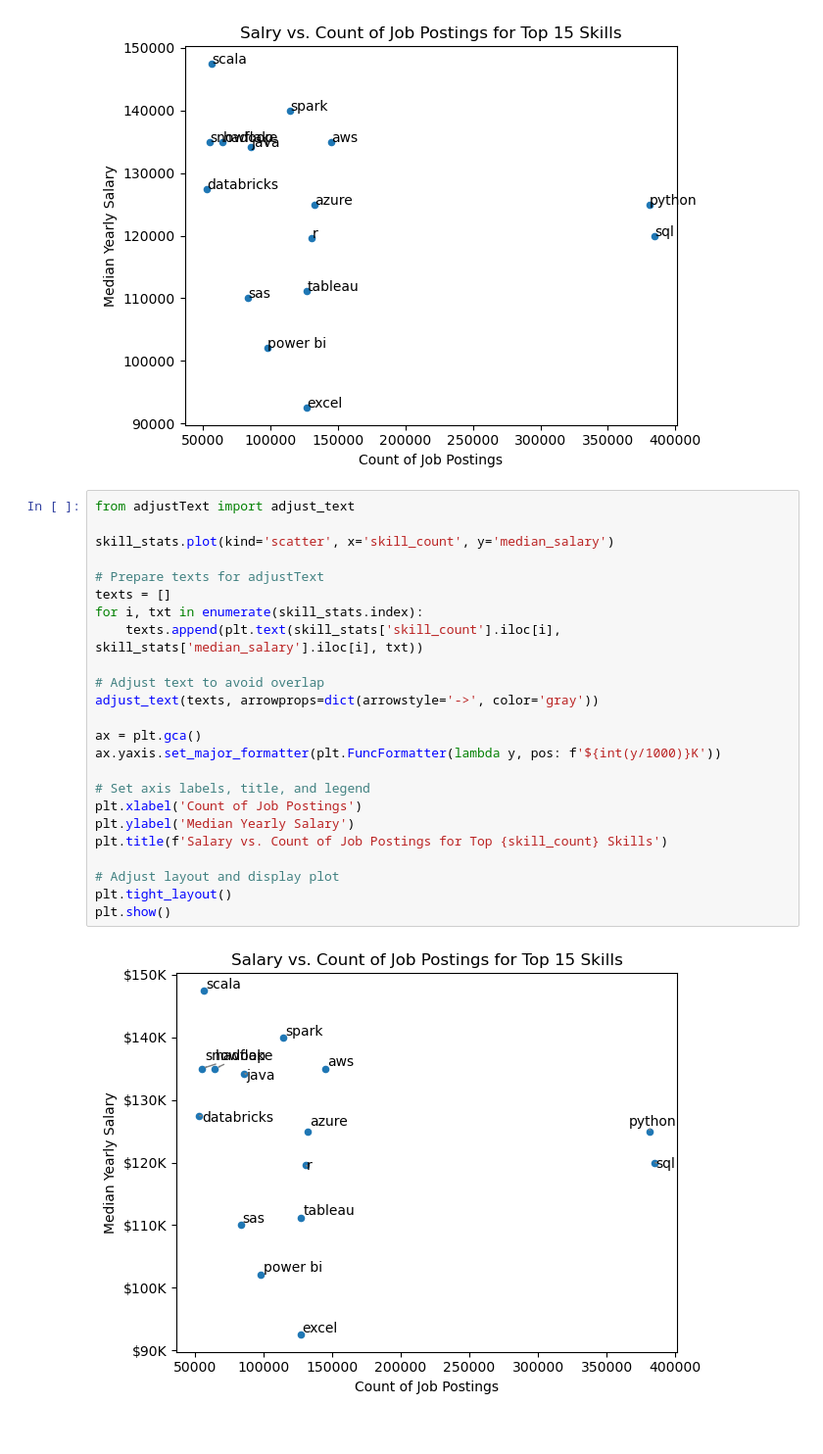
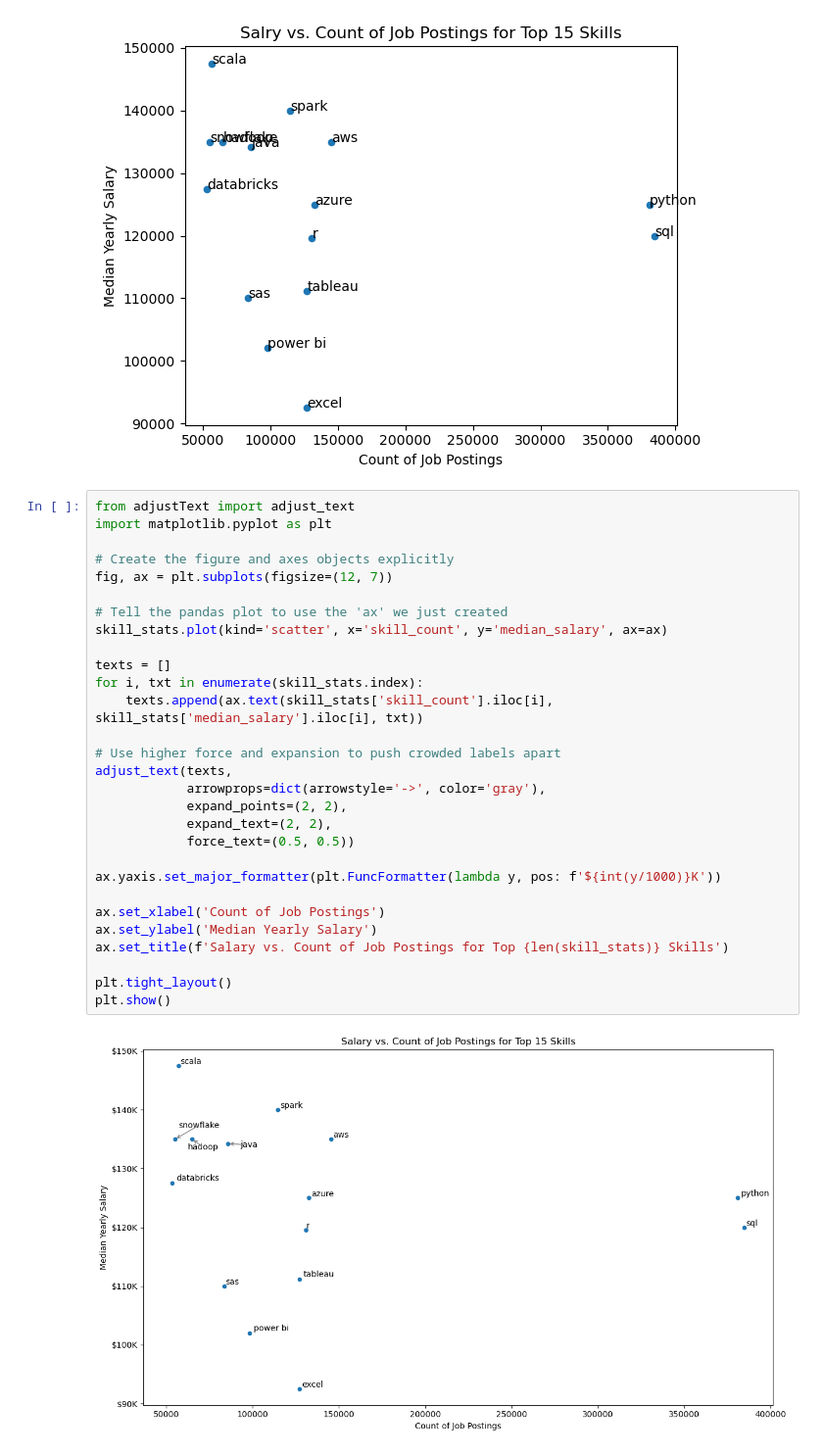
Before and after one commit to puruvasishta707-hash/Python_Data_Project, a Jupyter notebook: Functions/16_Matplotlib_Advanced_Customization.ipynb, the cells around one changed output. Shown at 98% size. Saved outputs shown, nothing was run; the diff lists cells and outputs as text.

```diff
--- a/Functions/16_Matplotlib_Advanced_Customization.ipynb
+++ b/Functions/16_Matplotlib_Advanced_Customization.ipynb
@@ -112,27 +114,32 @@ plt.show()
 [figure]
 # %%
 from adjustText import adjust_text
+import matplotlib.pyplot as plt
 
-skill_stats.plot(kind='scatter', x='skill_count', y='median_salary')
+# Create the figure and axes objects explicitly
+fig, ax = plt.subplots(figsize=(12, 7))
 
-# Prepare texts for adjustText
+# Tell the pandas plot to use the 'ax' we just created
+skill_stats.plot(kind='scatter', x='skill_count', y='median_salary', ax=ax)
+
 texts = []
 for i, txt in enumerate(skill_stats.index):
-    texts.append(plt.text(skill_stats['skill_count'].iloc[i], skill_stats['median_salary'].iloc[i], txt))
+    texts.append(ax.text(skill_stats['skill_count'].iloc[i], skill_stats['median_salary'].iloc[i], txt))
 
-# Adjust text to avoid overlap
-adjust_text(texts, arrowprops=dict(arrowstyle='->', color='gray'))
+# Use higher force and expansion to push crowded labels apart
+adjust_text(texts,
+            arrowprops=dict(arrowstyle='->', color='gray'),
+            expand_points=(2, 2),
+            expand_text=(2, 2),
+            force_text=(0.5, 0.5))
 
-ax = plt.gca()
 ax.yaxis.set_major_formatter(plt.FuncFormatter(lambda y, pos: f'${int(y/1000)}K'))
 
-# Set axis labels, title, and legend
-plt.xlabel('Count of Job Postings')
-plt.ylabel('Median Yearly Salary')
-plt.title(f'Salary vs. Count of Job Postings for Top {skill_count} Skills')
+ax.set_xlabel('Count of Job Postings')
+ax.set_ylabel('Median Yearly Salary')
+ax.set_title(f'Salary vs. Count of Job Postings for Top {len(skill_stats)} Skills')
 
-# Adjust layout and display plot
 plt.tight_layout()
 plt.show()
 # %% [output]
-[figure, old version]
+[figure, new version]
```
Also changed, not shown: parts of 1 cell of this notebook, 11 other files.
